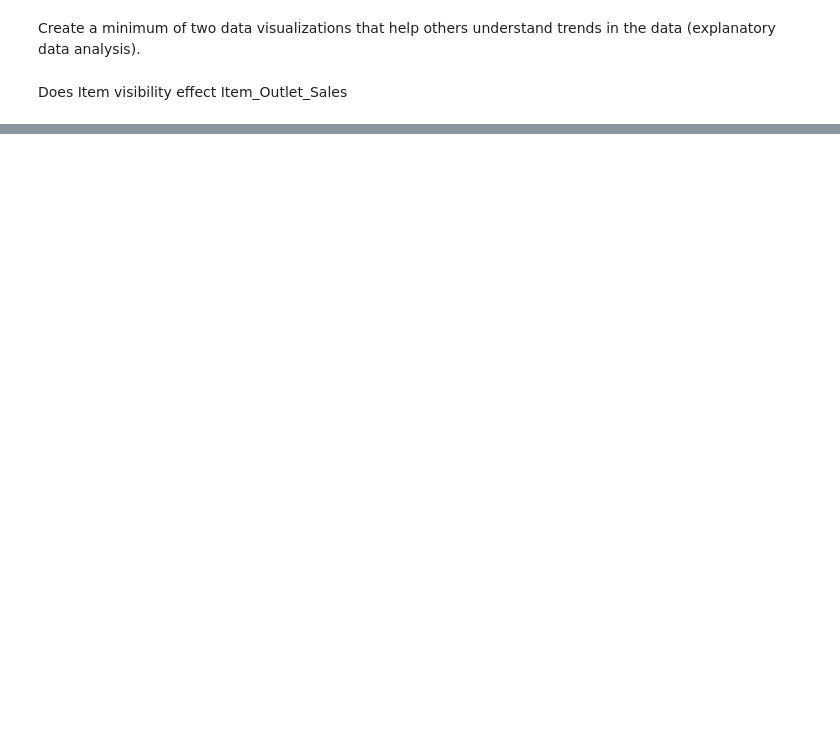
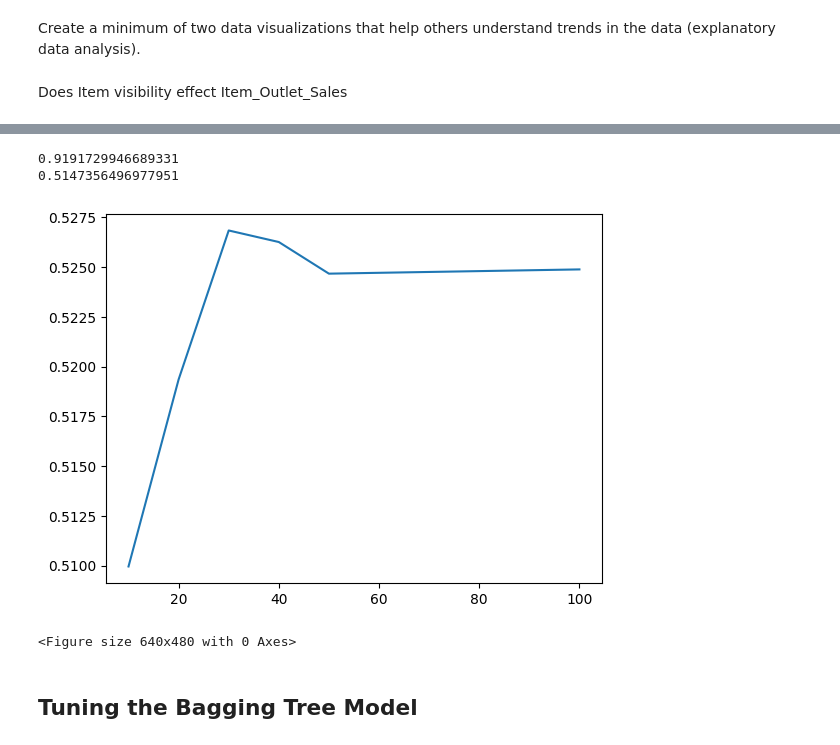
Before and after one commit to nour614/food-sales-prediction, a Jupyter notebook: Nour_Tafa_Project_Sales_predictions.ipynb, the cells around one changed output, grey strips where cells are left out. Cells and saved outputs as stored; diff of their text form; code cells hidden in the pictures; blank space fills up the shorter version.

```diff
--- a/Nour_Tafa_Project_Sales_predictions.ipynb
+++ b/Nour_Tafa_Project_Sales_predictions.ipynb
@@ -361,0 +632,8 @@ ax.set_title('Does Item visibility,Item_MRP and Item_Weight effect Item_Outlet_S
+# %%
+d_tree_tuned = DecisionTreeRegressor(max_depth = 5, random_state = 42)
+d_tree_tuned_pipe = make_pipeline(preprocessor,d_tree_tuned)
+d_tree_tuned_pipe.fit(X_train, y_train)
+train_score_tuned = d_tree_tuned_pipe.score(X_train, y_train)
+test_score_tuned = d_tree_tuned_pipe.score(X_test, y_test)
+print(train_score_tuned)
+print(test_score_tuned)
@@ -361,0 +663,6 @@ ax.set_title('Does Item visibility,Item_MRP and Item_Weight effect Item_Outlet_S
+# %%
+bag_tree = BaggingRegressor()
+
+bag_tree_pipe = make_pipeline(preprocessor, bag_tree)
+
+bag_tree_pipe.fit(X_train, y_train)
@@ -361,0 +724,2 @@ ax.set_title('Does Item visibility,Item_MRP and Item_Weight effect Item_Outlet_S
+# %%
+bag_tree_pipe.fit(X_train,y_train)
@@ -361,0 +747,27 @@ ax.set_title('Does Item visibility,Item_MRP and Item_Weight effect Item_Outlet_S
+# %%
+bag_tree_train_score = bag_tree_pipe.score(X_train, y_train)
+bag_tree_test_score = bag_tree_pipe.score(X_test, y_test)
+print(bag_tree_train_score)
+print(bag_tree_test_score)
+# %% [output]
+0.9191729946689331
+0.5147356496977951
+# %%
+estimators = [10, 20, 30, 40, 50, 100]
+scoresbt = pd.DataFrame(index=estimators, columns=['Train Score', 'Test Score'])
+for num_estimators in estimators:
+   bag_tree = BaggingRegressor(n_estimators=num_estimators, random_state=42)
+   bag_tree_pipe.fit(X_train, y_train)
+   train_scorebt = bag_tree_pipe.score(X_train, y_train)
+   test_scorebt = bag_tree_pipe.score(X_test, y_test)
+   scoresbt.loc[num_estimators, 'Train Score'] = train_scorebt
+   scoresbt.loc[num_estimators, 'Test Score'] = test_scorebt
+# %%
+plt.plot(scoresbt['Test Score'])
+plt.show()
+plt.suptitle('Bagging Tree Scores');
+# %% [output]
+[figure, added]
+<Figure size 640x480 with 0 Axes>
+# %% [markdown]
+## Tuning the Bagging Tree Model
```
Also changed, not shown: parts of 66 cells of this notebook.
